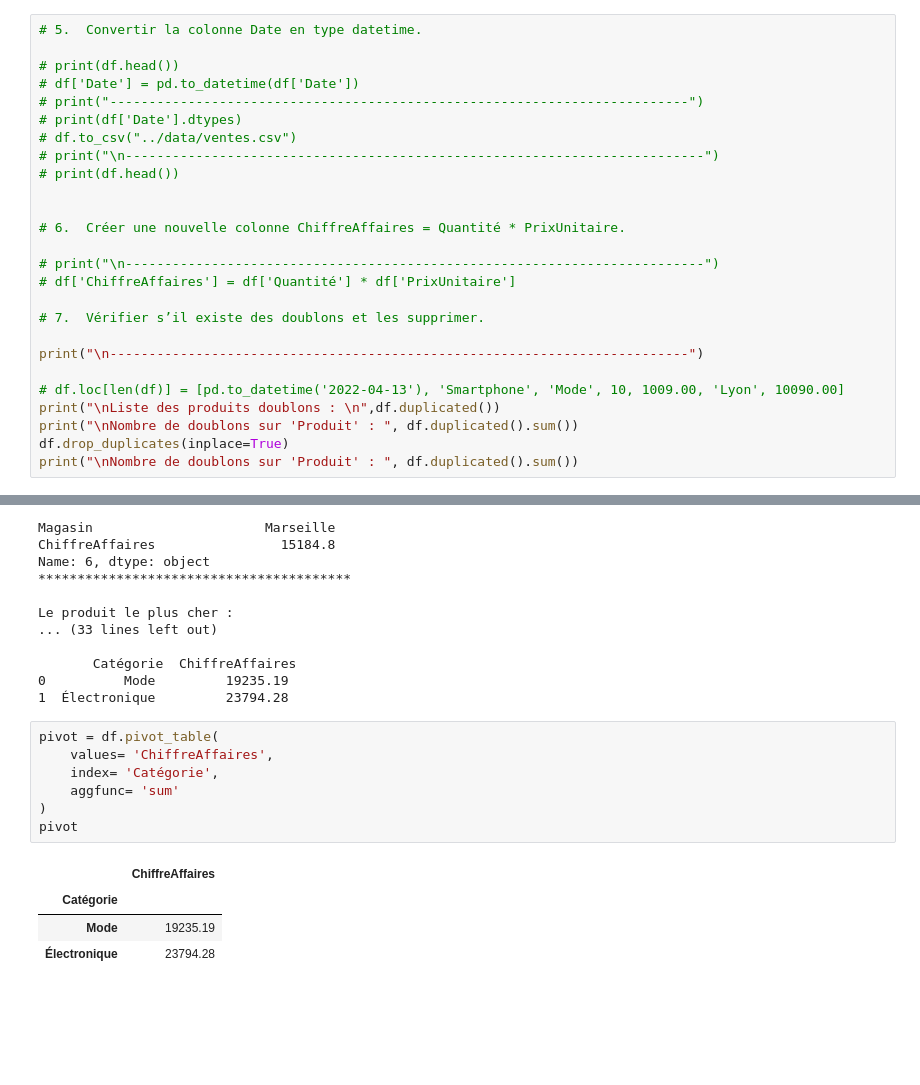
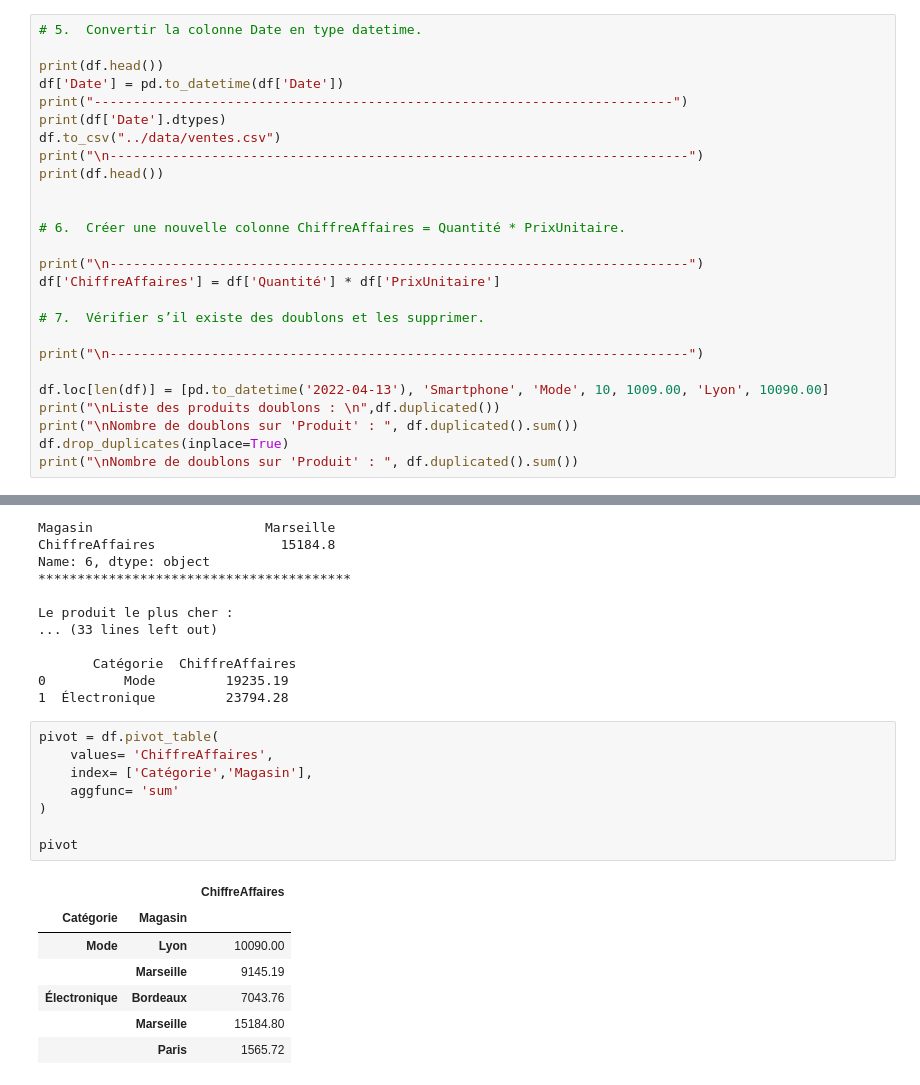
Before and after one commit to manalfarouq/Gestion_des_ventes, a Jupyter notebook: src/main.ipynb, the cells around one changed output, grey strips where cells are left out. Drawn from its saved outputs; the diff is of its cells as text; blank space fills up the shorter version.

```diff
--- a/src/main.ipynb
+++ b/src/main.ipynb
@@ -51,25 +51,25 @@ dtype: int64
 # %%
 # 5.  Convertir la colonne Date en type datetime.
 
-# print(df.head())
-# df['Date'] = pd.to_datetime(df['Date'])
-# print("--------------------------------------------------------------------------")
-# print(df['Date'].dtypes)
-# df.to_csv("../data/ventes.csv")
-# print("\n--------------------------------------------------------------------------")
-# print(df.head())
+print(df.head())
+df['Date'] = pd.to_datetime(df['Date'])
+print("--------------------------------------------------------------------------")
+print(df['Date'].dtypes)
+df.to_csv("../data/ventes.csv")
+print("\n--------------------------------------------------------------------------")
+print(df.head())
 
 
 # 6.  Créer une nouvelle colonne ChiffreAffaires = Quantité * PrixUnitaire.
 
-# print("\n--------------------------------------------------------------------------")
-# df['ChiffreAffaires'] = df['Quantité'] * df['PrixUnitaire']
+print("\n--------------------------------------------------------------------------")
+df['ChiffreAffaires'] = df['Quantité'] * df['PrixUnitaire']
 
 # 7.  Vérifier s’il existe des doublons et les supprimer.
 
 print("\n--------------------------------------------------------------------------")
 
-# df.loc[len(df)] = [pd.to_datetime('2022-04-13'), 'Smartphone', 'Mode', 10, 1009.00, 'Lyon', 10090.00]
+df.loc[len(df)] = [pd.to_datetime('2022-04-13'), 'Smartphone', 'Mode', 10, 1009.00, 'Lyon', 10090.00]
 print("\nListe des produits doublons : \n",df.duplicated())
 print("\nNombre de doublons sur 'Produit' : ", df.duplicated().sum())
 df.drop_duplicates(inplace=True)
@@ -132,12 +132,16 @@ Le produit le plus cher :
 # %%
 pivot = df.pivot_table(
     values= 'ChiffreAffaires',
-    index= 'Catégorie',
+    index= ['Catégorie','Magasin'],
     aggfunc= 'sum'
 )
+
 pivot
 # %% [output]
-|  | ChiffreAffaires |
-| Catégorie |  |
-| Mode | 19235.19 |
-| Électronique | 23794.28 |
+|  |  | ChiffreAffaires |
+| Catégorie | Magasin |  |
+| Mode | Lyon | 10090.00 |
+|  | Marseille | 9145.19 |
+| Électronique | Bordeaux | 7043.76 |
+|  | Marseille | 15184.80 |
+|  | Paris | 1565.72 |
```
Also changed, not shown: parts of 5 cells of this notebook.
